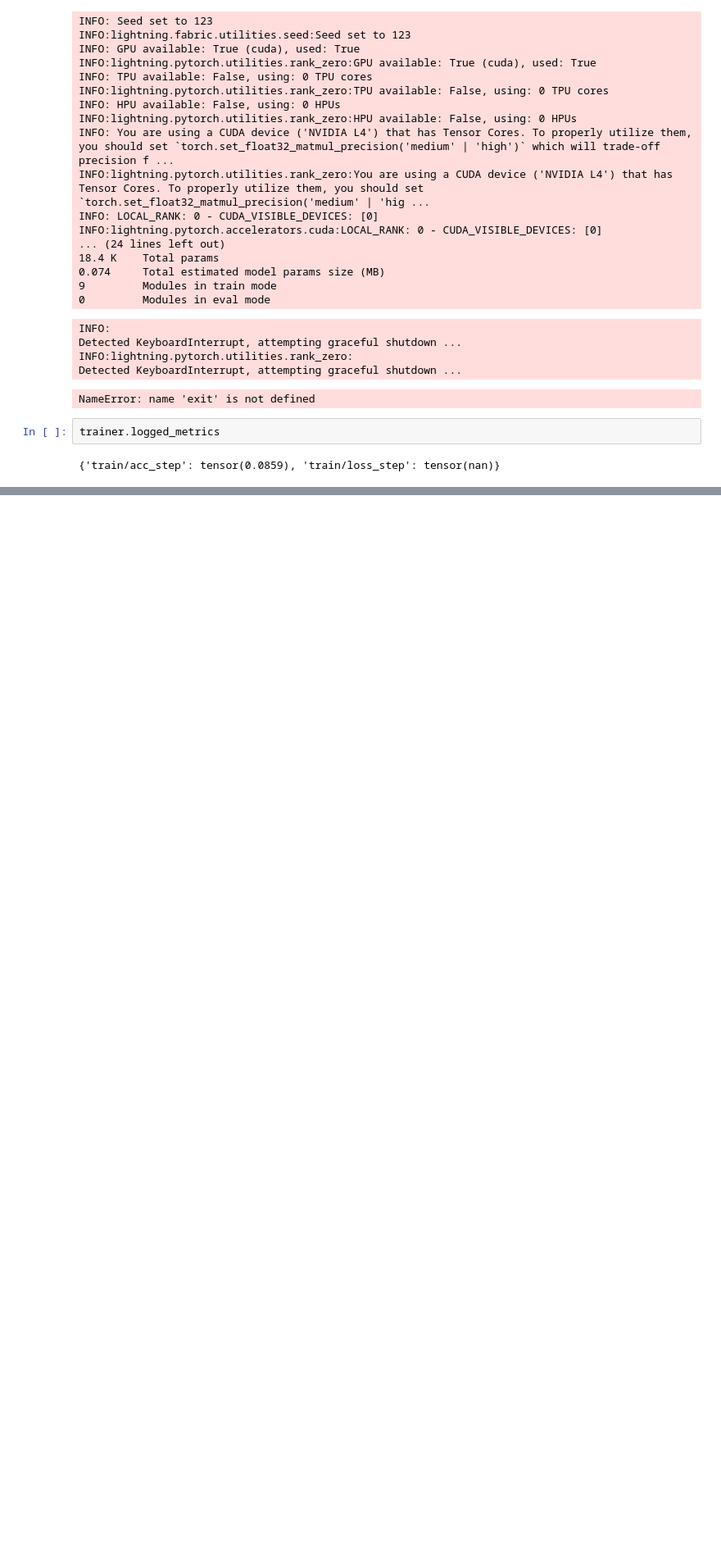
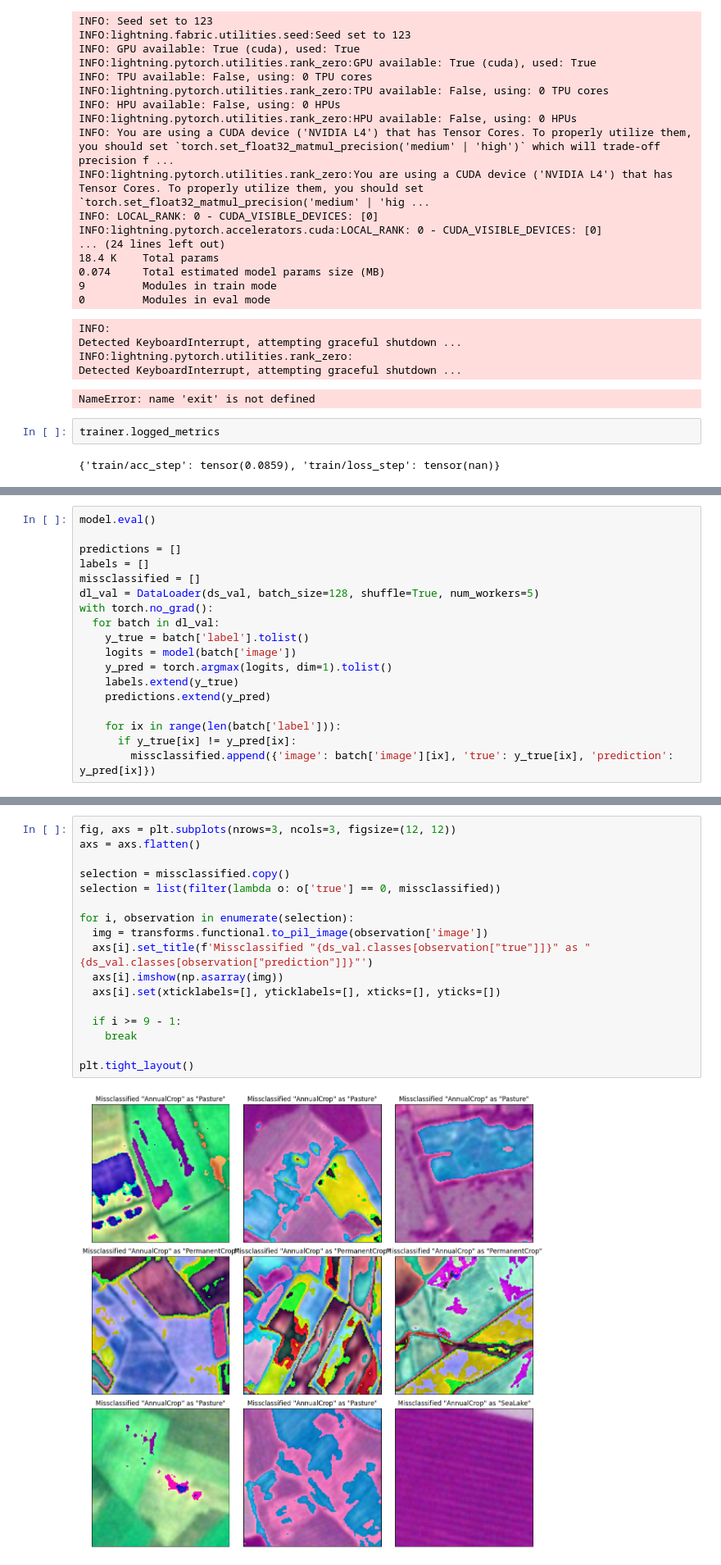
Before and after one commit to lukas-gysin/bverl-miniproject, a Jupyter notebook: notebooks/02_julian_exploration.ipynb, the cells around one changed output, grey strips where cells are left out. Shown at 82% size. Saved outputs shown, nothing was run; the diff lists cells and outputs as text; blank space fills up the shorter version.

```diff
--- a/notebooks/02_julian_exploration.ipynb
+++ b/notebooks/02_julian_exploration.ipynb
@@ -562,0 +940,18 @@ trainer.logged_metrics
+# %%
+model.eval()
+
+predictions = []
+labels = []
+missclassified = []
+dl_val = DataLoader(ds_val, batch_size=128, shuffle=True, num_workers=5)
+with torch.no_grad():
+  for batch in dl_val:
+    y_true = batch['label'].tolist()
+    logits = model(batch['image'])
+    y_pred = torch.argmax(logits, dim=1).tolist()
+    labels.extend(y_true)
+    predictions.extend(y_pred)
+
+    for ix in range(len(batch['label'])):
+      if y_true[ix] != y_pred[ix]:
+        missclassified.append({'image': batch['image'][ix], 'true': y_true[ix], 'prediction': y_pred[ix]})
@@ -562,0 +980,19 @@ trainer.logged_metrics
+# %%
+fig, axs = plt.subplots(nrows=3, ncols=3, figsize=(12, 12))
+axs = axs.flatten()
+
+selection = missclassified.copy()
+selection = list(filter(lambda o: o['true'] == 0, missclassified))
+
+for i, observation in enumerate(selection):
+  img = transforms.functional.to_pil_image(observation['image'])
+  axs[i].set_title(f'Missclassified "{ds_val.classes[observation["true"]]}" as "{ds_val.classes[observation["prediction"]]}"')
+  axs[i].imshow(np.asarray(img))
+  axs[i].set(xticklabels=[], yticklabels=[], xticks=[], yticks=[])
+
+  if i >= 9 - 1:
+    break
+
+plt.tight_layout()
+# %% [output]
+[figure, added]
```
Also changed, not shown: parts of 12 cells of this notebook.
